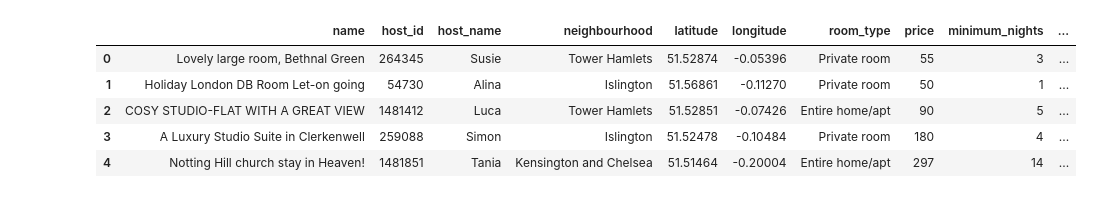
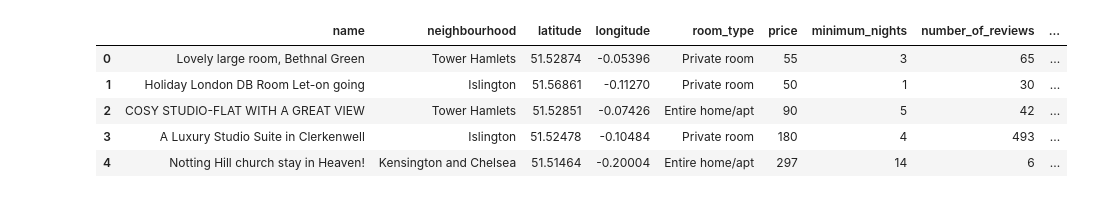
Before and after one commit to ianapirogan/Project_1, a Jupyter notebook: Data/analysis.ipynb, the cells around one changed output. Drawn from its saved outputs; the diff is of its cells as text; code cells hidden in the pictures.

```diff
--- a/Data/analysis.ipynb
+++ b/Data/analysis.ipynb
@@ -16,19 +14,23 @@ from holoviews import opts
 # %%
 # Load the CSV file into a Pandas DataFrame
 Airbnb_data_df = pd.read_csv("Resources/listingss.csv")
 
 # Drop unnecessary columns
-Airbnb_data_df = Airbnb_data_df.drop(columns=["id","neighbourhood_group","license","last_review"])
+data = Airbnb_data_df.drop(columns=["id","neighbourhood_group","license","last_review","host_id","host_name"])
+# Remove rows with missing or unrealistic values
+data = data.dropna(subset=["name", "neighbourhood"])
+data = data[data["price"] > 0]
+
 
 # Display sample data
-Airbnb_data_df.head()
+data.head()
 # %% [output]
-|  | name | host_id | host_name | neighbourhood | latitude | longitude | room_type | price | minimum_nights | ... |
-| 0 | Lovely large room, Bethnal Green | 264345 | Susie | Tower Hamlets | 51.52874 | -0.05396 | Private room | 55 | 3 | ... |
-| 1 | Holiday London DB Room Let-on going | 54730 | Alina | Islington | 51.56861 | -0.11270 | Private room | 50 | 1 | ... |
-| 2 | COSY STUDIO-FLAT WITH A GREAT VIEW | 1481412 | Luca | Tower Hamlets | 51.52851 | -0.07426 | Entire home/apt | 90 | 5 | ... |
-| 3 | A Luxury Studio Suite in Clerkenwell | 259088 | Simon | Islington | 51.52478 | -0.10484 | Private room | 180 | 4 | ... |
-| 4 | Notting Hill church stay in Heaven! | 1481851 | Tania | Kensington and Chelsea | 51.51464 | -0.20004 | Entire home/apt | 297 | 14 | ... |
+|  | name | neighbourhood | latitude | longitude | room_type | price | minimum_nights | number_of_reviews | ... |
+| 0 | Lovely large room, Bethnal Green | Tower Hamlets | 51.52874 | -0.05396 | Private room | 55 | 3 | 65 | ... |
+| 1 | Holiday London DB Room Let-on going | Islington | 51.56861 | -0.11270 | Private room | 50 | 1 | 30 | ... |
+| 2 | COSY STUDIO-FLAT WITH A GREAT VIEW | Tower Hamlets | 51.52851 | -0.07426 | Entire home/apt | 90 | 5 | 42 | ... |
+| 3 | A Luxury Studio Suite in Clerkenwell | Islington | 51.52478 | -0.10484 | Private room | 180 | 4 | 493 | ... |
+| 4 | Notting Hill church stay in Heaven! | Kensington and Chelsea | 51.51464 | -0.20004 | Entire home/apt | 297 | 14 | 6 | ... |
 # %%
 # Display the map
 # Configure the map plot
```
Also changed, not shown: parts of 6 cells of this notebook.
